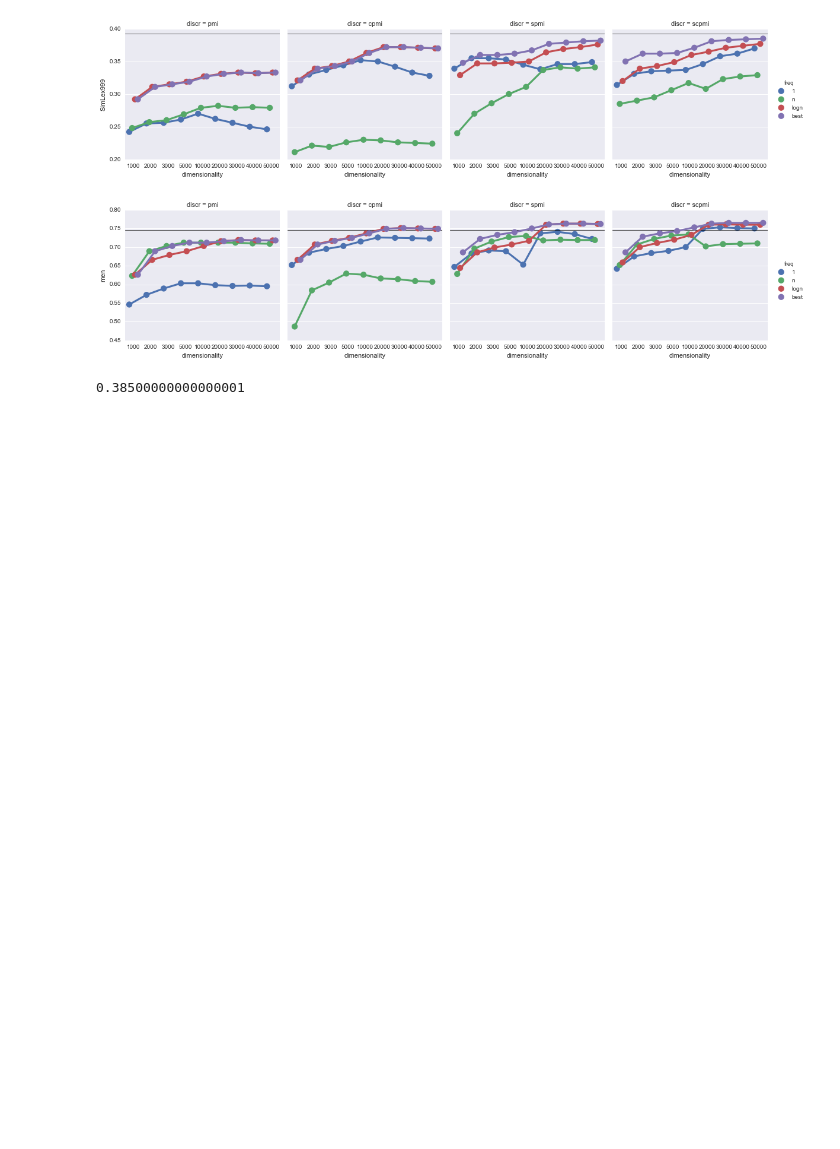
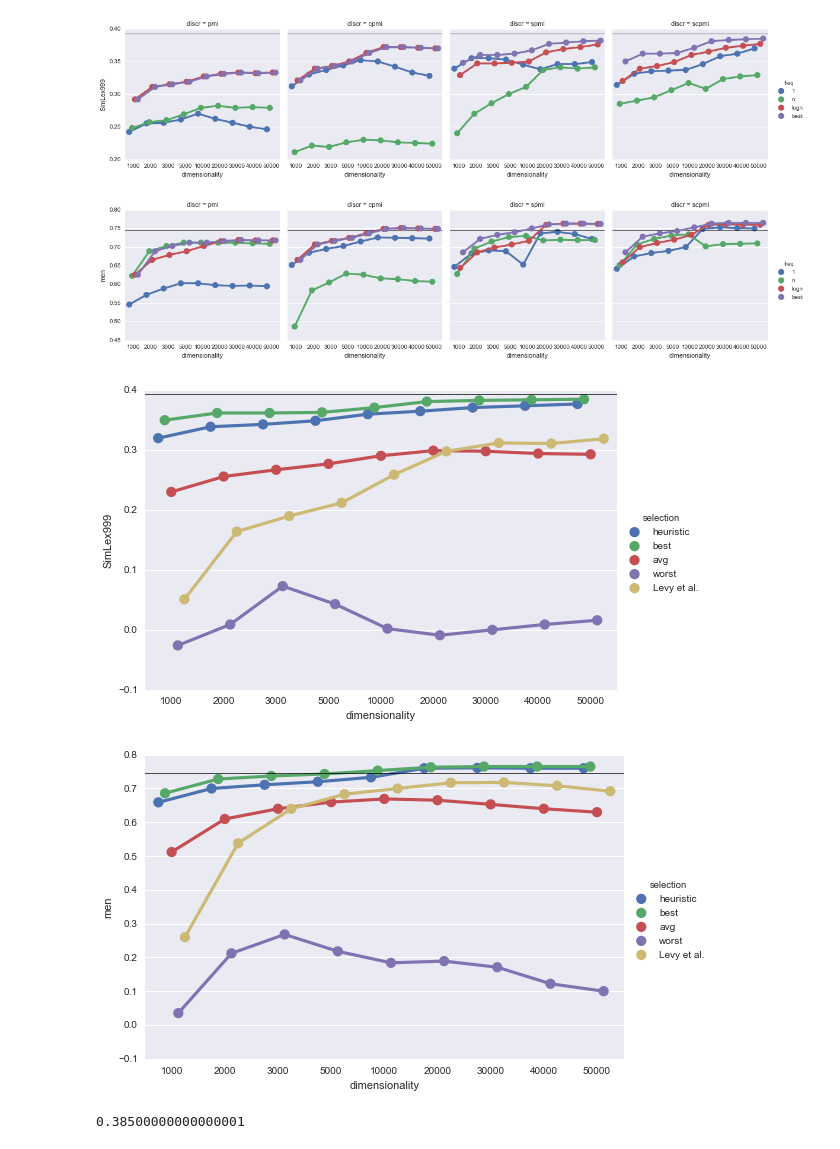
Before and after one commit to dimazest/2016-parameters, a Jupyter notebook: supplement/notebook.ipynb, the cells around one changed output. Drawn from its saved outputs; the diff is of its cells as text; code cells hidden in the pictures; blank space fills up the shorter version.

Commit message:
Global best

```diff
--- a/supplement/notebook.ipynb
+++ b/supplement/notebook.ipynb
@@ -199,7 +199,7 @@ for y, best_result in zip(('SimLex999', 'men'), (0.393, 0.745)):
     _best = results[[y, 'dimensionality', 'discr']].groupby(['dimensionality', 'discr']).max().reset_index()
     _best['freq'] = 'best'
 
-    data=pd.concat(
+    data = pd.concat(
         [
             simlex_best,
             _best,
@@ -213,7 +213,12 @@ for y, best_result in zip(('SimLex999', 'men'), (0.393, 0.745)):
         col='discr',
         col_order=('pmi', 'cpmi', 'spmi', 'scpmi'),
         hue='freq',
-        hue_order=('1', 'n', 'logn', 'best'),
+        hue_order=(
+            '1',
+            'n',
+            'logn',
+            'best',
+        ),
         dodge=0.5,
     ).set(ylim={'SimLex999': (0.2, None), 'men': (None, None)}[y])
 
@@ -224,6 +229,70 @@ for y, best_result in zip(('SimLex999', 'men'), (0.393, 0.745)):
 # %% [output]
 [figure]
 [figure]
+# %%
+d = pd.DataFrame(
+        simlex_best.loc[
+        (results['discr'] == 'scpmi') & (results['freq'] == 'logn')
+    ]
+)
+# d['freq'] = 'heuristics'
+
+for y, best_result in zip(('SimLex999', 'men'), (0.393, 0.745)):
+
+    _best = results[[y, 'dimensionality']].groupby(['dimensionality']).max().reset_index()
+    _best['selection'] = 'best'
+
+    _avg = results[[y, 'dimensionality']].groupby(['dimensionality']).mean().reset_index()
+    _avg['selection'] = 'avg'
+
+    _worst = results[[y, 'dimensionality']].groupby(['dimensionality']).min().reset_index()
+    _worst['selection'] = 'worst'
+
+    _levy_best = pd.DataFrame(
+            results.loc[
+            (results['discr'] == 'spmi') &
+            (results['freq'] == '1') &
+            (results['cds'] == '0.75') &
+            (results['similarity'] == 'cos') &
+            (results['neg'] == 5)
+        ]
+    )
+    _levy_best['selection'] = 'Levy et al.'
+
+    data = pd.concat(
+        [
+            d,
+            _best,
+            _avg,
+            _worst,
+            _levy_best,
+        ]
+    )
+
+    g = sns.factorplot(
+        data=data,
+        y=y,
+        x='dimensionality',
+        hue='selection',
+        hue_order=(
+            'heuristic',
+            'best',
+            'avg',
+            'worst',
+            'Levy et al.',
+        ),
+        dodge=0.5,
+        size=5,
+        aspect=1.5,
+    ).set(ylim={'SimLex999': (None, 0.4), 'men': (None, 0.8)}[y])
+
+    for ax in g.axes[0]:
+        ax.axhline(y=best_result, alpha=0.7, linewidth=1, color='black')
+
+    g.fig.savefig('figures/{}-global-best.pdf'.format(y))
+# %% [output]
+[figure, added]
+[figure, added]
 # %%
 np.round_(results['SimLex999'].max(), 3)
 # %% [output]
```
Also changed, not shown: parts of 2 cells of this notebook, 11 other files.
